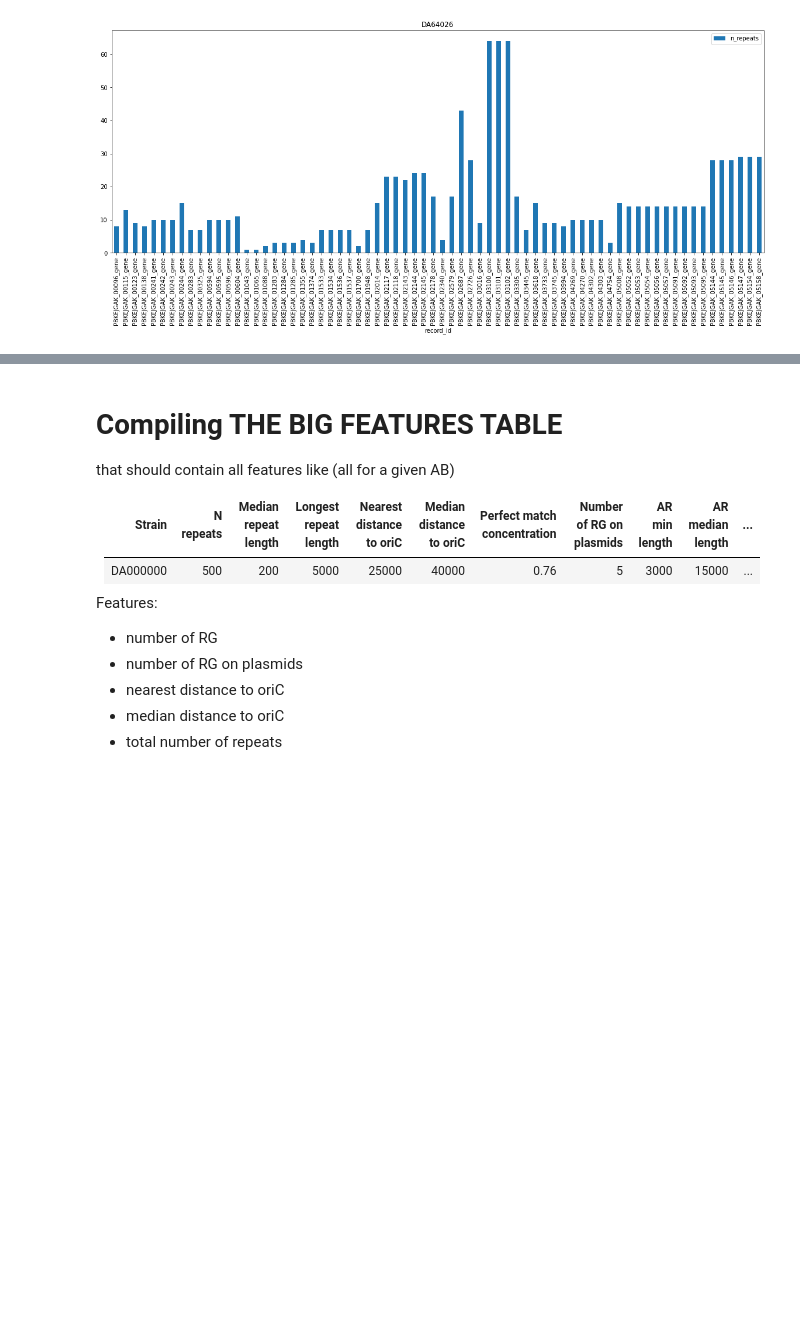
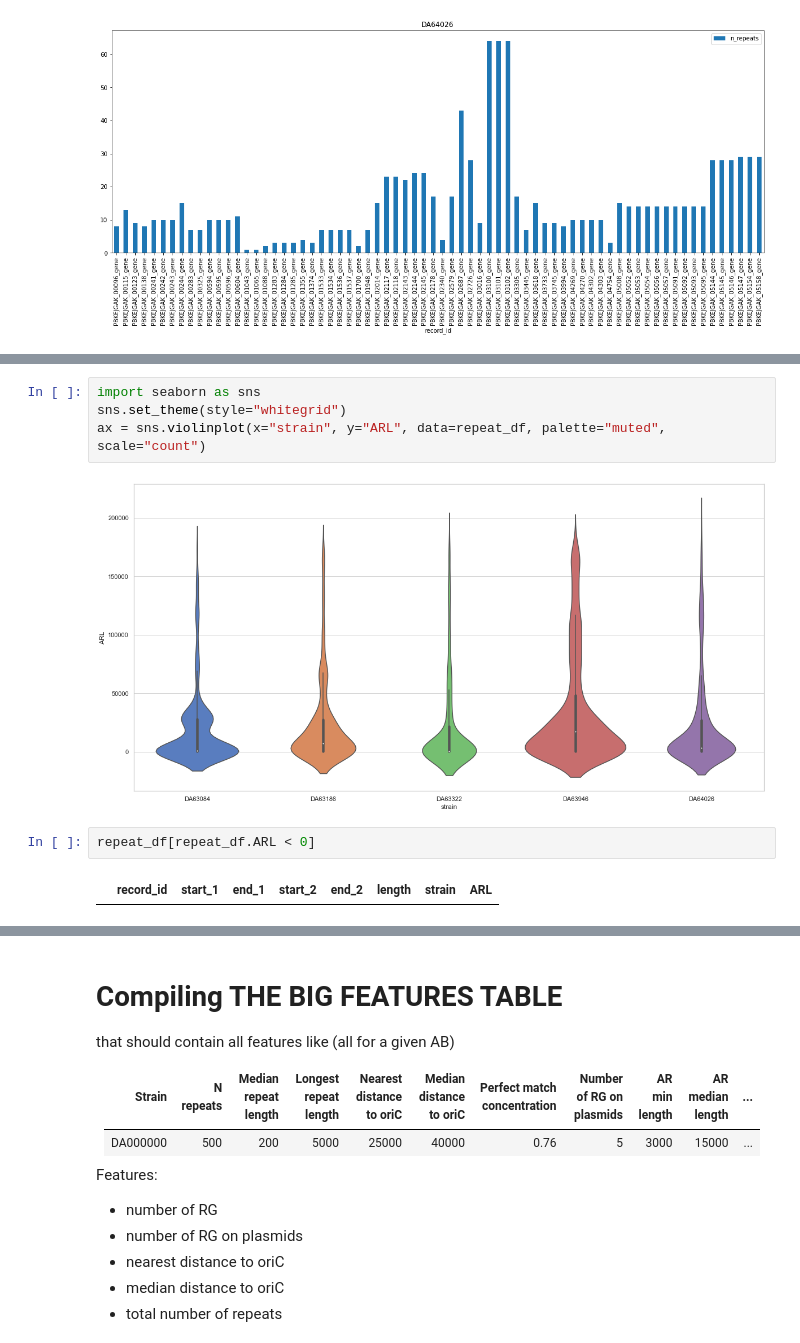
Before and after one commit to andrewgull/HeteroR, a Jupyter notebook: notebooks/repeats_summary.ipynb, the cells around one changed output, grey strips where cells are left out. Saved outputs shown, nothing was run; the diff lists cells and outputs as text; blank space fills up the shorter version.

```diff
--- a/notebooks/repeats_summary.ipynb
+++ b/notebooks/repeats_summary.ipynb
@@ -420,0 +444,10 @@ for strain in strains:
+# %%
+import seaborn as sns
+sns.set_theme(style="whitegrid")
+ax = sns.violinplot(x="strain", y="ARL", data=repeat_df, palette="muted", scale="count")
+# %% [output]
+[figure, added]
+# %%
+repeat_df[repeat_df.ARL < 0]
+# %% [output]
+|  | record_id | start_1 | end_1 | start_2 | end_2 | length | strain | ARL |
```
Also changed, not shown: parts of 9 cells of this notebook.
